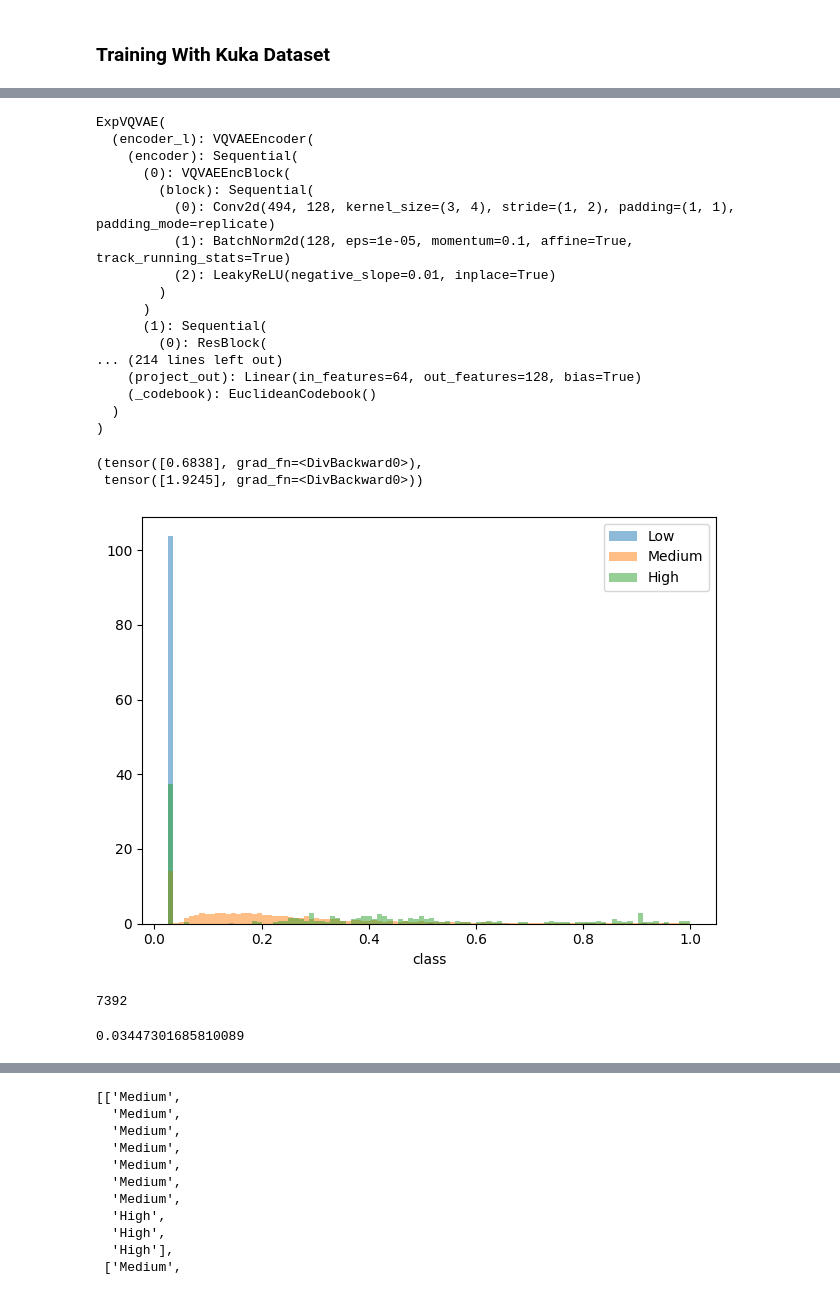
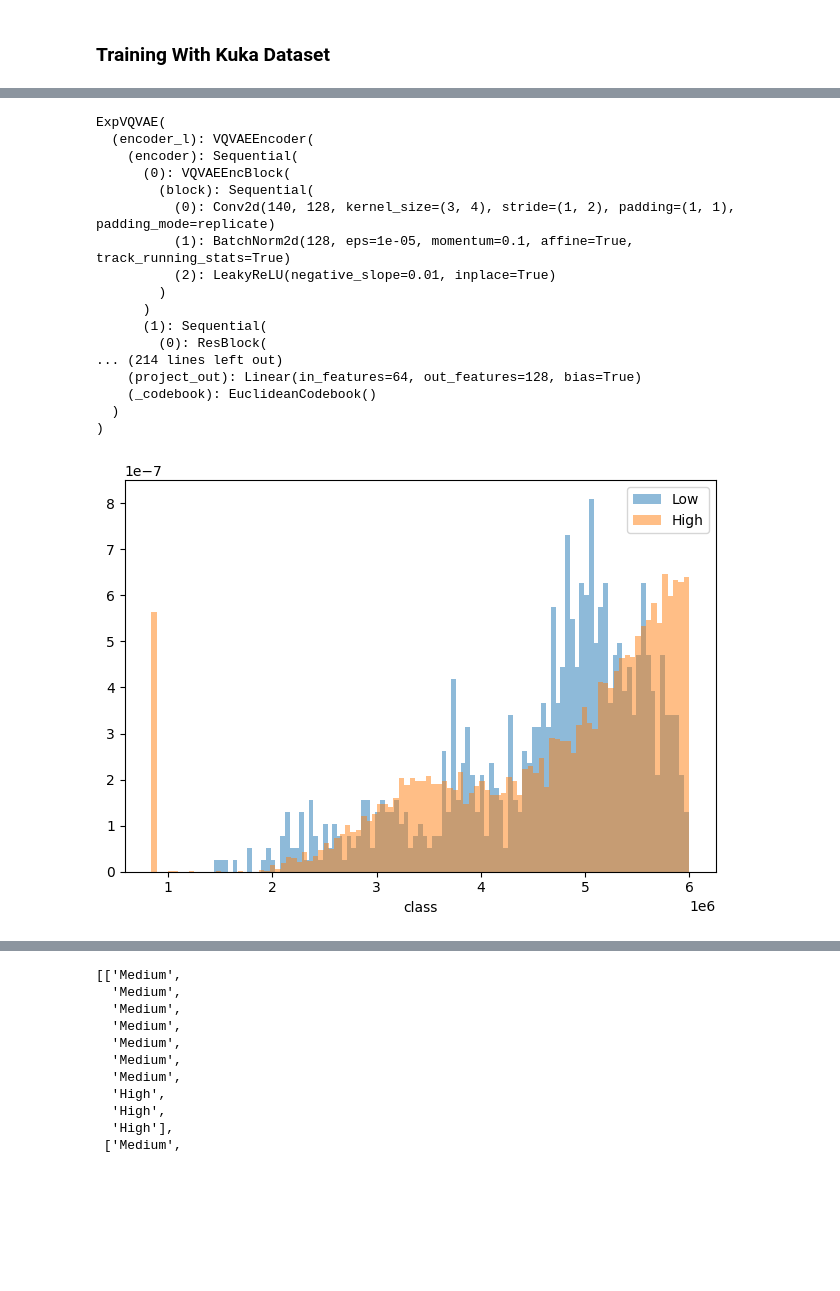
Before and after one commit to MLinApp-FP01-Team7-24/OurProject, a Jupyter notebook: Models/TimeVQVAE-main/MyExample_TimeVQVAE.ipynb, the cells around one changed output, grey strips where cells are left out. Drawn from its saved outputs; the diff is of its cells as text; code cells hidden in the pictures; blank space fills up the shorter version.

```diff
--- a/Models/TimeVQVAE-main/MyExample_TimeVQVAE.ipynb
+++ b/Models/TimeVQVAE-main/MyExample_TimeVQVAE.ipynb
@@ -135,4 +140,5 @@ test_data_loader =  DataLoader(test_dataset, batch_size=1, collate_fn = KukaData
 # %%
 # train
-# train_stage1(config, dataset_name, train_data_loader, val_data_loader, gpu_device_idx, do_validate=False)
+#train_stage1(config, dataset_name, train_data_loader, val_data_loader, gpu_device_idx, do_validate=False)
+train_stage1(config, dataset_name, train_data_loader, val_data_loader, gpu_device_idx=None, do_validate=False, accelerator=None)
 # %% [output]
@@ -163,10 +167,10 @@ saving the models...
 from experiments.exp_vq_vae import ExpVQVAE
 exp_vqvae = ExpVQVAE(config['trainer_params']['input_length'], config, len(train_data_loader.dataset))
 
-#models_dir = 'saved_models'
+models_dir = 'saved_models'
 #models_dir = 'saved_models_200ep'
 #models_dir = 'saved_models_1000ep'
-models_dir = 'saved_models_1000ep_dcol1'
+#models_dir = 'saved_models_1000ep_dcol1'
 
 # load
 fname = f'vq_model_l-{dataset_name}.ckpt'
@@ -195,7 +199,7 @@ ExpVQVAE(
     (encoder): Sequential(
       (0): VQVAEEncBlock(
         (block): Sequential(
-          (0): Conv2d(494, 128, kernel_size=(3, 4), stride=(1, 2), padding=(1, 1), padding_mode=replicate)
+          (0): Conv2d(140, 128, kernel_size=(3, 4), stride=(1, 2), padding=(1, 1), padding_mode=replicate)
           (1): BatchNorm2d(128, eps=1e-05, momentum=0.1, affine=True, track_running_stats=True)
           (2): LeakyReLU(negative_slope=0.01, inplace=True)
         )
@@ -209,82 +213,37 @@ ExpVQVAE(
 )
 # %%
 # KEEP BATCH SIZE = 1 HERE, PLEASE
-mapping = {0: 'Low', 1: 'Medium', 2: 'High'}
+mapping = {0: 'Low', 1: 'High'}
 all_losses = []
+window_label_pos = config['trainer_params']['input_length'] - 1
 for batch in tqdm(val_data_loader): #iterating through test ds with step B
 
     x , y = batch[0], batch[1]
-    x = x.to(gpu_device_idx)
-    losses = []
-    idx_medium = -1
-    flag_medium = False
+    #x = x.to(gpu_device_idx) #comment if using the CPU
 
-    for i in range(x.shape[2]): #iterating through L
-        #right pad
-        max_len = config['trainer_params']['input_length']
-        x_padded = torch.zeros((x.shape[0], x.shape[1], max_len))
-        for j, d in enumerate(x):
-            x_padded[j, :, max_len - i:] = x[j,:,:i]
+    recons_loss, vq_losses, perplexities = exp_vqvae.forward((x,))
 
-        recons_loss, vq_losses, perplexities = exp_vqvae.forward((x_padded,))
+    loss = (recons_loss['LF.time'] + recons_loss['HF.time'] +
+            recons_loss['LF.timefreq'] + recons_loss['HF.timefreq']) + \
+            vq_losses['LF']['loss'] + vq_losses['HF']['loss'] + \
+            recons_loss['perceptual']
 
-        loss = (recons_loss['LF.time'] + recons_loss['HF.time'] +
-                recons_loss['LF.timefreq'] + recons_loss['HF.timefreq']) + \
-                vq_losses['LF']['loss'] + vq_losses['HF']['loss'] + \
-                recons_loss['perceptual']
+    curr_label = mapping[torch.argmax(y[0, :, window_label_pos]).item()]
 
-        curr_label = mapping[torch.argmax(y[0, :, i]).item()]
-        losses.append((loss.detach().item(), curr_label))
-    all_losses.extend(losses)
+    all_losses.append((loss.detach().item(), curr_label))
-# %%
-# I really hope they are gaussian and not too overlapping or I should go for another estimator like a softmargin... -.-'
-mean_low = sum([loss for loss, lab in all_losses if lab == "Low" ]) / len([loss for loss, lab in all_losses if lab == "Low" ])
-mean_medium = sum([loss for loss, lab in all_losses if lab == "Medium" ]) / len([loss for loss, lab in all_losses if lab == "Medium" ])
-mean_high = sum([loss for loss, lab in all_losses if lab == "High" ]) / len([loss for loss, lab in all_losses if lab == "High" ])
-threshold1 = (mean_low + mean_medium) / 2.
-threshold2 = (mean_medium + mean_high) / 2.
-threshold1, threshold2
-# %% [output]
-(tensor([0.6838], grad_fn=<DivBackward0>),
- tensor([1.9245], grad_fn=<DivBackward0>))
 # %%
 bins=100
 alpha=.5
-max_x_axes = 1
+max_x_axes = 6_000_000
 plt.figure()
 lows = [loss for loss, lb in all_losses if lb == 'Low' and loss <= max_x_axes]
-meds = [loss for loss, lb in all_losses if lb == 'Medium' and loss <= max_x_axes]
 highs = [loss for loss, lb in all_losses if lb == 'High' and loss <= max_x_axes]
-#print(len(lows), len(meds), len(highs))
+#print(len(lows), len(highs))
 plt.hist(lows, bins = bins, density = True, alpha = alpha, label = 'Low')
-plt.hist(meds, bins = bins, density = True, alpha = alpha, label = 'Medium')
 plt.hist(highs, bins = bins, density = True, alpha = alpha, label = 'High')
 plt.xlabel('class')
 plt.legend()
 plt.tight_layout()
 plt.show()
 # %% [output]
-[figure, old version]
+[figure, new version]
-# %%
-len([loss for loss, lb in all_losses if lb == 'Medium' if loss >= .047])
-# %% [output]
-7392
-# %%
-mylows = [loss for loss, lb in all_losses if lb == 'Low']
-mymeds = [loss for loss, lb in all_losses if lb == 'Medium']
-myhighs = [loss for loss, lb in all_losses if lb == 'High']
-epsilon = 1e-8
-llen = len(mylows)
-best_th1 = 0
-mylist = list(set(mylows) | set(mymeds) | set(myhighs))
-mylist.sort()
-for th1 in mylist:
-    tps = len([el for el in mylows if el < th1])
-    if tps / llen > .89:
-        best_th1 = th1
-        break
-    else:
-        best_th1 = th1
-best_th1
-# %% [output]
-0.03447301685810089
```
Also changed, not shown: parts of 13 cells of this notebook, 1 other file.
